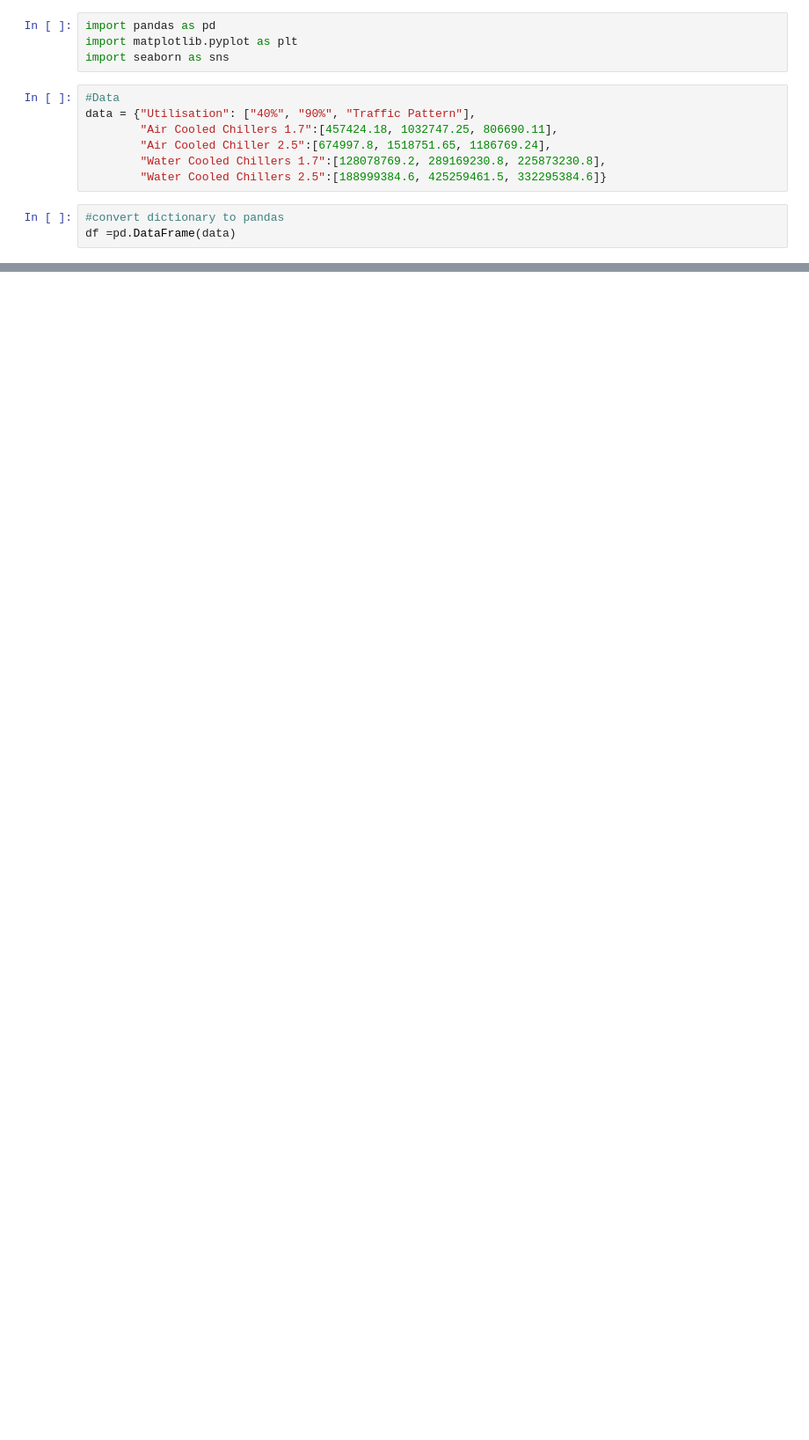
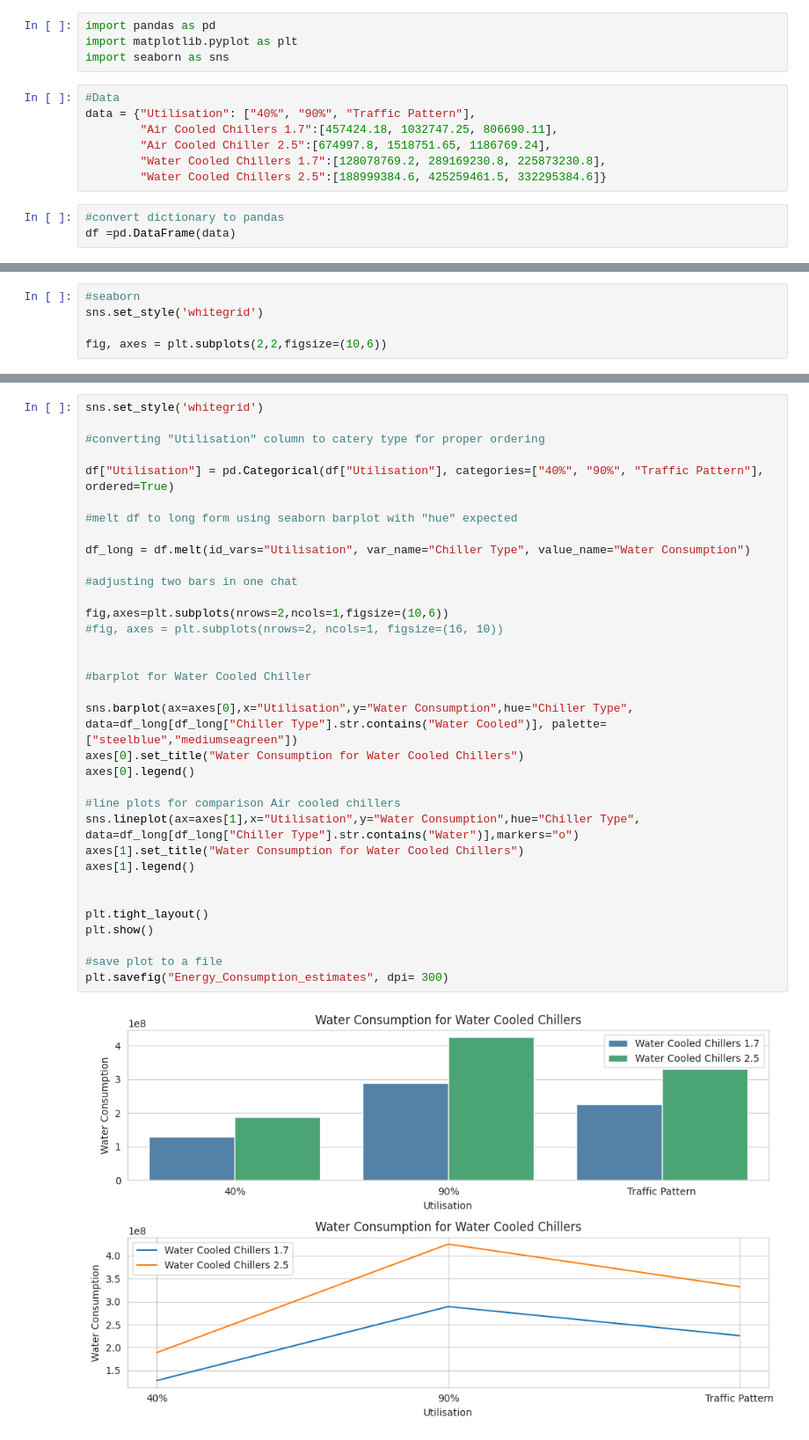
Before and after one commit to Kpantigere/Batch_Fall_23_DataA_nalytics, a Jupyter notebook: Data_visualisation_Thesis.ipynb, the cells around one changed output, grey strips where cells are left out. Shown: that part at 88% size. Saved outputs shown, nothing was run; the diff lists cells and outputs as text; blank space fills up the shorter version.

```diff
--- a/Data_visualisation_Thesis.ipynb
+++ b/Data_visualisation_Thesis.ipynb
@@ -18,0 +17,5 @@ df =pd.DataFrame(data)
+# %%
+#seaborn
+sns.set_style('whitegrid')
+
+fig, axes = plt.subplots(2,2,figsize=(10,6))
@@ -18,0 +94,36 @@ df =pd.DataFrame(data)
+# %%
+sns.set_style('whitegrid')
+
+#converting "Utilisation" column to catery type for proper ordering
+
+df["Utilisation"] = pd.Categorical(df["Utilisation"], categories=["40%", "90%", "Traffic Pattern"], ordered=True)
+
+#melt df to long form using seaborn barplot with "hue" expected
+
+df_long = df.melt(id_vars="Utilisation", var_name="Chiller Type", value_name="Water Consumption")
+
+#adjusting two bars in one chat
+
+fig,axes=plt.subplots(nrows=2,ncols=1,figsize=(10,6))
+#fig, axes = plt.subplots(nrows=2, ncols=1, figsize=(16, 10))
+
+
+#barplot for Water Cooled Chiller
+
+sns.barplot(ax=axes[0],x="Utilisation",y="Water Consumption",hue="Chiller Type", data=df_long[df_long["Chiller Type"].str.contains("Water Cooled")], palette=["steelblue","mediumseagreen"])
+axes[0].set_title("Water Consumption for Water Cooled Chillers")
+axes[0].legend()
+
+#line plots for comparison Air cooled chillers
+sns.lineplot(ax=axes[1],x="Utilisation",y="Water Consumption",hue="Chiller Type", data=df_long[df_long["Chiller Type"].str.contains("Water")],markers="o")
+axes[1].set_title("Water Consumption for Water Cooled Chillers")
+axes[1].legend()
+
+
+plt.tight_layout()
+plt.show()
+
+#save plot to a file
+plt.savefig("Energy_Consumption_estimates", dpi= 300)
+# %% [output]
+[figure, added]
```
Also changed, not shown: parts of 6 cells of this notebook.
